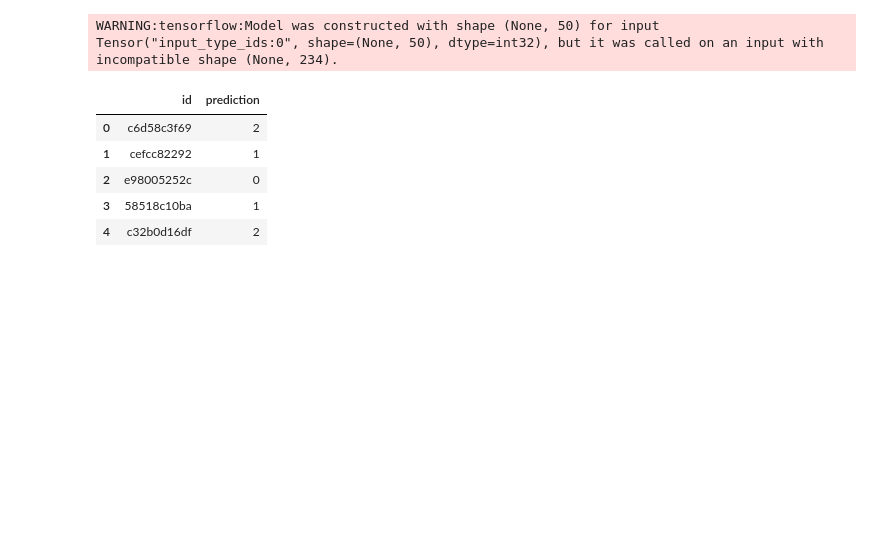
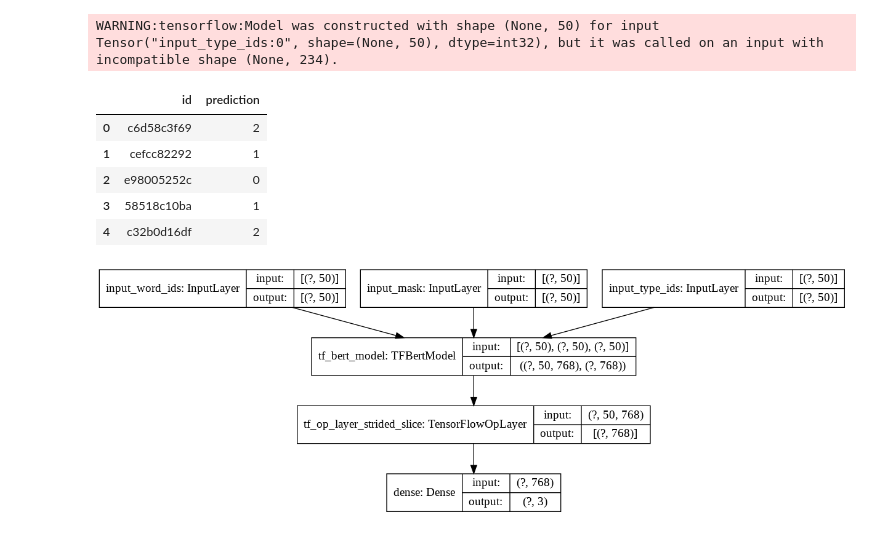
Before and after one commit to gojiteji/kaggle, a Jupyter notebook: watson.ipynb, the cells around one changed output. Drawn from its saved outputs; the diff is of its cells as text; code cells hidden in the pictures; blank space fills up the shorter version.

```diff
--- a/watson.ipynb
+++ b/watson.ipynb
@@ -144,0 +142,15 @@ INFO:tensorflow:*** Num TPU Cores: 8
+# %%
+try:
+    tpu = tf.distribute.cluster_resolver.TPUClusterResolver()
+    print('Running on TPU ', tpu.master())
+except ValueError:
+    tpu = None
+
+if tpu:
+    tf.config.experimental_connect_to_cluster(tpu)
+    tf.tpu.experimental.initialize_tpu_system(tpu)
+    strategy = tf.distribute.experimental.TPUStrategy(tpu)
+else:
+    strategy = tf.distribute.get_strategy()
+
+print("REPLICAS: ", strategy.num_replicas_in_sync)
@@ -144,0 +179,5 @@ INFO:tensorflow:*** Num TPU Cores: 8
+# %%
+from transformers import AutoTokenizer, TFXLMRobertaModel
+model_name="jplu/tf-xlm-roberta-base"
+tokenizer = AutoTokenizer.from_pretrained(model_name)
+model =TFXLMRobertaModel.from_pretrained(model_name)
@@ -196,34 +245,18 @@ array([[  101, 10882, 10271, ...,     0,     0,     0],
 max_len = 50
 
 def build_model():
-    bert_encoder = TFBertModel.from_pretrained(model_name)
+    bert_encoder = TFXLMRobertaModel.from_pretrained(model_name)
     input_word_ids = tf.keras.Input(shape=(max_len,), dtype=tf.int32, name="input_word_ids")
     input_mask = tf.keras.Input(shape=(max_len,), dtype=tf.int32, name="input_mask")
     input_type_ids = tf.keras.Input(shape=(max_len,), dtype=tf.int32, name="input_type_ids")
 
-    embedding = bert_encoder([input_word_ids, input_mask, input_type_ids])[0]
+    embedding = bert_encoder([input_word_ids, input_mask, input_type_ids])[0]#output of bert
     output = tf.keras.layers.Dense(3, activation='softmax')(embedding[:,0,:])
 
     model = tf.keras.Model(inputs=[input_word_ids, input_mask, input_type_ids], outputs=output)
     model.compile(tf.keras.optimizers.Adam(lr=1e-5), loss='sparse_categorical_crossentropy', metrics=['accuracy'])  #define optimization way, loss function, and metrics.
 
     return model
-# %%
-max_len = 50
-
-def build_model():
-    bert_encoder = TFBertModel.from_pretrained(model_name)
-    input_word_ids = tf.keras.Input(shape=(max_len,), dtype=tf.int32, name="input_word_ids")
-    input_mask = tf.keras.Input(shape=(max_len,), dtype=tf.int32, name="input_mask")
-    input_type_ids = tf.keras.Input(shape=(max_len,), dtype=tf.int32, name="input_type_ids")
-
-    embedding = bert_encoder([input_word_ids, input_mask, input_type_ids])[0]
-    output = tf.keras.layers.Dense(3, activation='softmax')(embedding[:,0,:])
-
-    model = tf.keras.Model(inputs=[input_word_ids, input_mask, input_type_ids], outputs=output)
-    model.compile(tf.keras.optimizers.Adam(lr=1e-5), loss='sparse_categorical_crossentropy', metrics=['accuracy'])
-
-    return model
 # %%
 with strategy.scope():#各TPUごとに処理
     model = build_model()
@@ -304,3 +327,7 @@ WARNING:tensorflow:Model was constructed with shape (None, 50) for input Tensor(
 | 2 | e98005252c | 0 |
 | 3 | 58518c10ba | 1 |
 | 4 | c32b0d16df | 2 |
+# %%
+tf.keras.utils.plot_model(model, show_shapes=True)
+# %% [output]
+[figure, added]
```
Also changed, not shown: parts of 28 cells of this notebook.
